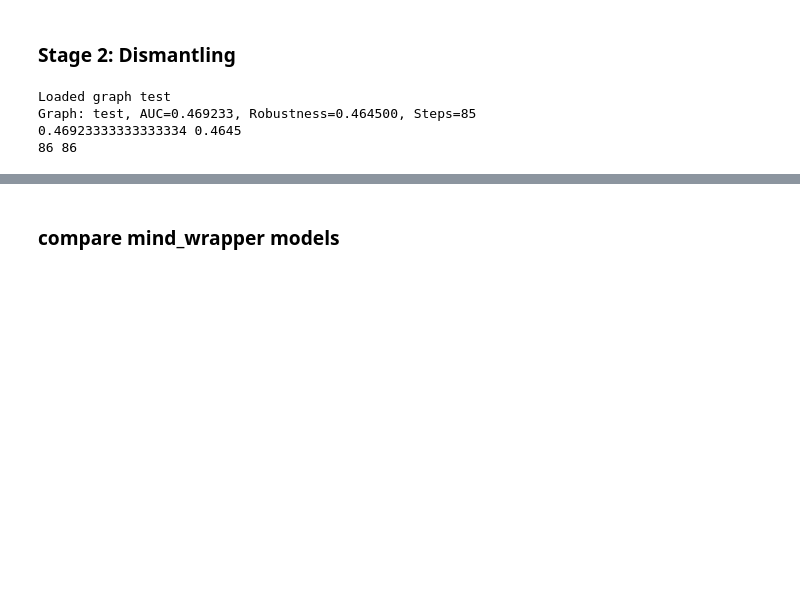
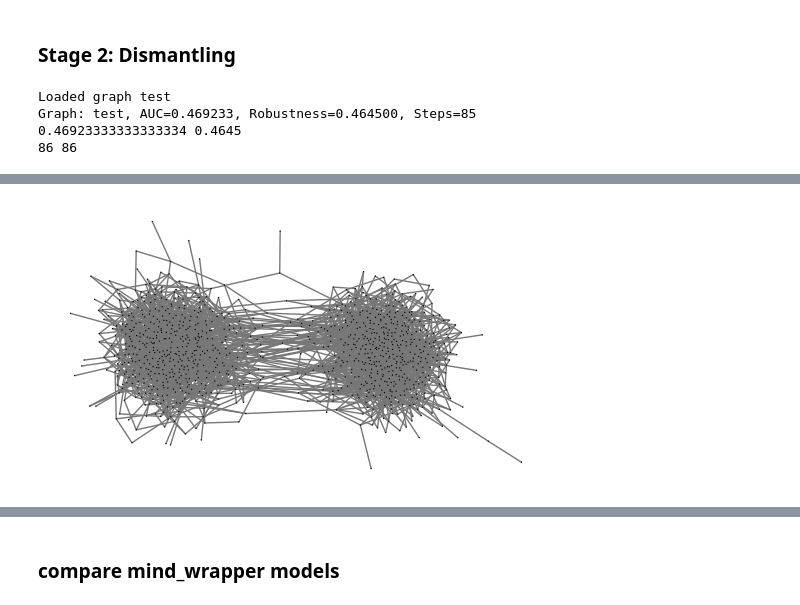
Before and after one commit to Rich-Chaw/MIND-ND, a Jupyter notebook: baseline.ipynb, the cells around one changed output, grey strips where cells are left out. Cells and saved outputs as stored; diff of their text form; code cells hidden in the pictures; blank space fills up the shorter version.

```diff
--- a/baseline.ipynb
+++ b/baseline.ipynb
@@ -93,36 +93,45 @@ importlib.reload(visualize_dismantling)
 importlib.reload(baseline)
 from utils import graph_models
 importlib.reload(graph_models)
+import time
 from utils.plot import plot_graph
 from utils.common import load_g
 from utils.graph_models import *
-from baseline import baseline_dismantling,METHODS
+from baseline import baseline_dismantling,METHODS,_get_removals_path
 
 # g = SBM(80,p_in=0.15,p_out=0.0075,num_blocks=2)
 # g = SBM(96,p_in=0.12,p_out=0.01,num_blocks=3)
 # g = SBM(200, p_in=0.2,p_out=0.01, num_blocks=2)
+# g = WS(200,k=4,p=0.1)
+# g = BA(200, m=4)
+# g = ER(200, p=0.1)
 # g = DCSBM(120,p_in=0.3,p_out=0.01,num_blocks=5)
 # g = ring_community(120,p_in=0.2,num_communities=4)
 # g = star_community(120,p_in=0.15,num_communities=5)
 # g = barbell(120,p_in=0.1,path_len=3,type="ER")
+# g['name'] = 'test'
 
 
 # g = WS(5000,k=4,p=0.3)
 # g = ER(5000,p=0.001)
 # g = BA(5000,m=4)
-# with open('graphs/test/ER_n_5000_p_0.001.pkl','wb') as f:
-#     pickle.dump(g,f)
+p_in = 0.01
+p_out = p_in/30
+g = SBM(1000, p_in=p_in,p_out=p_out, num_blocks=2)
+g['name'] = 'test'
+with open(f'graphs/test/SBM_n_1000_pi_{p_in}_num_blocks_2.pkl','wb') as f:
+    pickle.dump(g,f)
 
-g_name = 'graphs/test/BA_n_500_m_4.pkl'
-g_name = 'graphs/test/BA_n_1000_m_4.pkl'
-g_name = 'graphs/test/BA_n_5000_m_4.pkl'
-g_name = 'graphs/test/ER_n_500_p_0.01.pkl'
-g_name = 'graphs/test/ER_n_1000_p_0.005.pkl'
-g_name = 'graphs/test/ER_n_5000_p_0.001.pkl'
-g_name = 'graphs/test/WS_n_500_k_4_p_0.3.pkl'
-g_name = 'graphs/test/WS_n_1000_k_4_p_0.3.pkl'
-g_name = 'graphs/test/WS_n_5000_k_4_p_0.3.pkl'
-
+# g_name = 'graphs/test/BA_n_500_m_4.pkl'
+# g_name = 'graphs/test/BA_n_1000_m_4.pkl'
+# g_name = 'graphs/test/BA_n_5000_m_4.pkl'
+# g_name = 'graphs/test/ER_n_500_p_0.01.pkl'
+# g_name = 'graphs/test/ER_n_1000_p_0.005.pkl'
+# g_name = 'graphs/test/ER_n_5000_p_0.001.pkl'
+# g_name = 'graphs/test/WS_n_500_k_4_p_0.3.pkl'
+# g_name = 'graphs/test/WS_n_1000_k_4_p_0.3.pkl'
+# g_name = 'graphs/test/WS_n_5000_k_4_p_0.3.pkl'
+# g_name = 'graphs/test/SBM_n_500_pi_0.02_num_blocks_2.pkl.pkl'
 
 # g_name = 'graphs/real/bio/foodweb-baywet.pkl'
 # g_name = 'graphs/real/bio/foodweb-baydry.pkl'
@@ -138,13 +147,17 @@ g_name = 'graphs/test/WS_n_5000_k_4_p_0.3.pkl'
 # g_name = 'graphs/real/social/opsahl-ucsocial.pkl'
 # g_name = 'graphs/real/social/ego-facebook.pkl'
 # g_name = 'graphs/real/social/librec-ciaodvd-trust.pkl'
-
-g_name = 'graphs/real/information/dimacs10-polblogs.pkl'
+# g_name = 'graphs/real/social/soc-Epinions1.pkl'
+# g_name = 'graphs/real/information/econ-wm1.pkl'
+# g_name = 'graphs/real/information/dimacs10-polblogs.pkl'
 # g_name = 'graphs/real/information/citeseer.pkl'
+# g_name = 'graphs/real/information/dblp-cite.pkl'
+# g_name = 'graphs/real/information/subelj_jdk_jdk.pkl'
+# g_name = 'graphs/real/information/linux.pkl'
 
 # g_name = 'graphs/real/tech/eu-powergrid.pkl'
 # g_name = 'graphs/real/tech/openflights-airport.pkl'
-g = load_g(g_name,name=os.path.basename(g_name).split('.')[0])
+# g = load_g(g_name,name=os.path.basename(g_name).split('.')[0])
 
 g = g.subgraph(max(g.connected_components(), key=len))
 plot_graph(g)
@@ -152,7 +165,12 @@ plot_graph(g)
 all_results = {}
 compare_mind_ckpts = [
                     # 'saved/mind/mind.ckpt',
-                    # 'saved/hgnn_v3/sac_teacher_betweenness_20260310_083133/24999.ckpt',
+                    # 'saved/rfgnn/sac_teacher_betweenness_20260310_083133/24999.ckpt',
+
+                    # 'saved/gin/sac_20260328_001514/19999.ckpt',
+                    # 'saved/rfgnn/sac_teacher_20260320_000339/10999.ckpt',
+                    # 'saved/rfgnn/sac_teacher_betweenness_20260310_083133/15999.ckpt',
+
                     # 'saved/graphsage/dqn_teacher_20260324_115255/14999.ckpt',
                     # 'saved/gcn/dqn_20260317_014845/14999.ckpt', #GCN DQN
                     # 'saved/gcn/dqn_teacher_20260322_162759/19999.ckpt', #GCN DQN None
@@ -170,15 +188,41 @@ compare_mind_ckpts = [
                     # 'saved/graphsage/sac_teacher_20260325_103432/14999.ckpt',
                     # 'saved/gcn/sac_teacher_20260325_153924/10999.ckpt',
                     # 'saved/gcn/sac_teacher_20260326_134020/4999.ckpt',
+                    # 'saved/gcn/sac_20260326_134151/9999.ckpt',
+
+                    # 'saved/gcn/sac_teacher_20260325_153924/3999.ckpt',
+                    # 'saved/graphsage/sac_teacher_20260325_103432/2999.ckpt',
+                    # 'saved/rfgnn/sac_teacher_20260320_000339/10999.ckpt',
+                    # 'saved/hgnn_v2/finetune_prior_20260120_200915/19999.ckpt',
+                    # 'saved/hgnn_v4/sac_20260222_224028/24999.ckpt',
+                    # 'saved/hgnn_v4/sac_20260222_224028/20999.ckpt',
+                    # 'saved/hgnn_v4/sac_20260222_224028/23999.ckpt',
+
+                    'saved/graphsage/sac_teacher_20260414_095713/21999.ckpt'
+
                     # 'saved/gat/sac_20260320_113356/7999.ckpt',
                     # 'saved/gat/sac_teacher_20260324_190918/6999.ckpt'
                     ]
 
+# method_names = ['Ours-SAC-RS/2Core','Ours-SAC-RS/KL']
+# method_names = ['All','W/O Differential Flow','W/O Attention','W/O Residual Connection','W/O Identity Mapping']
 for idx, ckpt_pth in enumerate(compare_mind_ckpts):
     print(ckpt_pth)
+    time_start = time.time()
     _, _, removals  = mind_dismantling(g,step_ratio=0.0,ckpt_pth=ckpt_pth)
+    # method_name = ckpt_pth.split("/",1)[-1]
+    print(f"time = {time.time()-time_start}")
+
+    method_name = str(idx)+ '-' + os.path.basename(ckpt_pth).replace('.ckpt', '')
+    cache_path = _get_removals_path(g, method_name, threshold=0.1)
+    os.makedirs(os.path.dirname(cache_path), exist_ok=True)
+    with open(cache_path, "w", encoding="utf-8") as f:
+        f.write("\n".join(str(int(node_id)) for node_id in removals))
+        if removals:
+            f.write("\n")
+
     auc, r, lcc_sizes, removed_sizes = evaluate_sol(g,removals,threshold=0.1)
-    method_name = ckpt_pth.split("/",1)[-1]
+    # all_results[method_names[idx]] = {
     all_results[method_name] = {
         'removals': removals,
         'auc': auc,
@@ -193,19 +237,22 @@ methods = {
     # "Spectral":METHODS['Spectral'],
     "Degree":METHODS['Degree'],
     "Betweenness":METHODS['Betweenness'],
+    "DNA":METHODS['DegreeNA'],
+    "BNA":METHODS['BetweennessNA'],
     "CI": METHODS['CI'],
     "CoreHD":METHODS['CoreHD'],
     "PageRank":METHODS['PageRank'],
-    "FINDER":METHODS['FINDER'],
-    "GDM":METHODS['GDM'],
+    # "FINDER":METHODS['FINDER'],
+    # "GDM":METHODS['GDM'],
     # "CoreGDM":METHODS['CoreGDM'],
-    "DomiRank":METHODS['DomiRank'],
-    "NIRM":METHODS['NIRM'],
-    "GND":METHODS['GND'],
-    "TSAM":METHODS['TSAM'],
+    # "DomiRank":METHODS['DomiRank'],
+    # "NIRM":METHODS['NIRM'],
+    # "GND":METHODS['GND'],
+    # "TSAM":METHODS['TSAM'],
     # "MinSum":METHODS["MinSum"]
 }
-baseline_results = baseline_dismantling(g,methods,visualize=False,threshold=0.1,save_removals=True)
+# baseline_results = baseline_dismantling(g,methods,visualize=False,threshold=0.1,save_removals=True)
+baseline_results = baseline_dismantling(g,methods,visualize=False,threshold=0.1)
 all_results.update(baseline_results)
 
 from visualize_dismantling import visualize_multiple_curve
@@ -219,0 +272 @@ method FINDER: AUC=0.493619, Robustness=0.493507, runtime=25.691846
+[figure, added]
```
Also changed, not shown: parts of 2 cells of this notebook, 29 other files.
